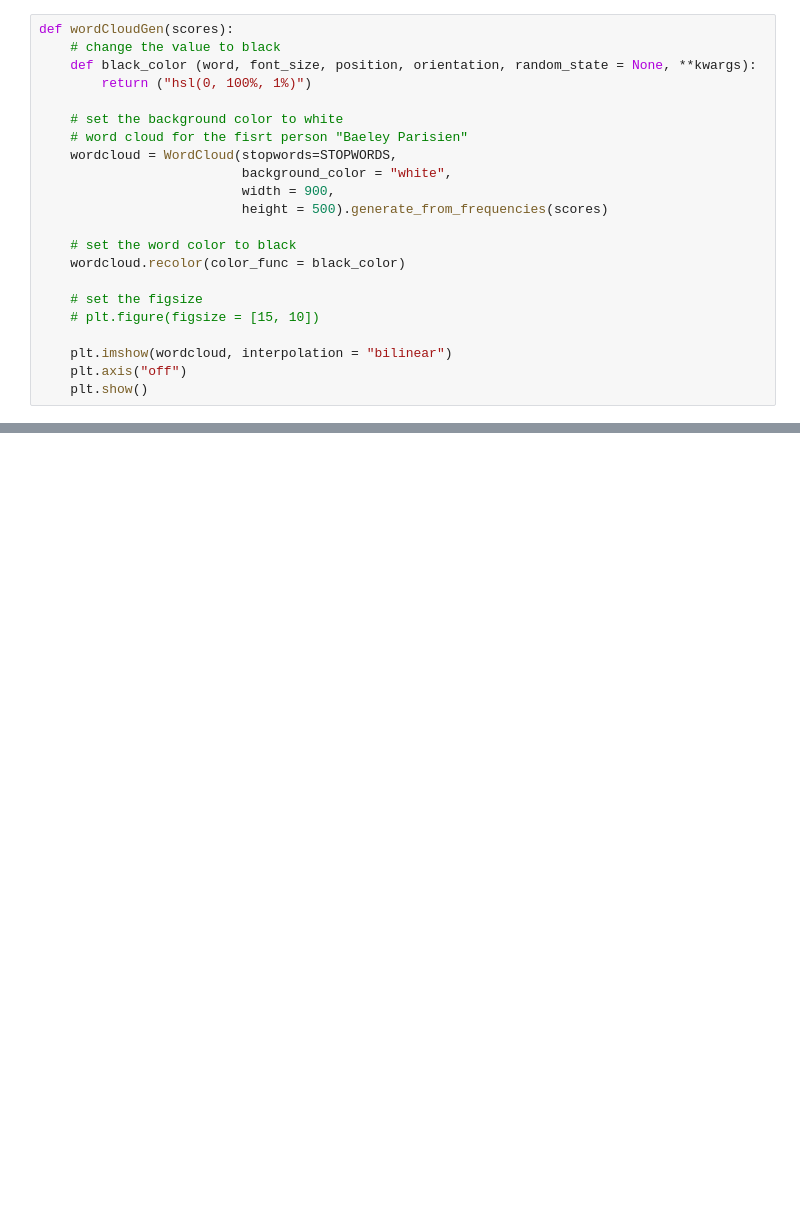
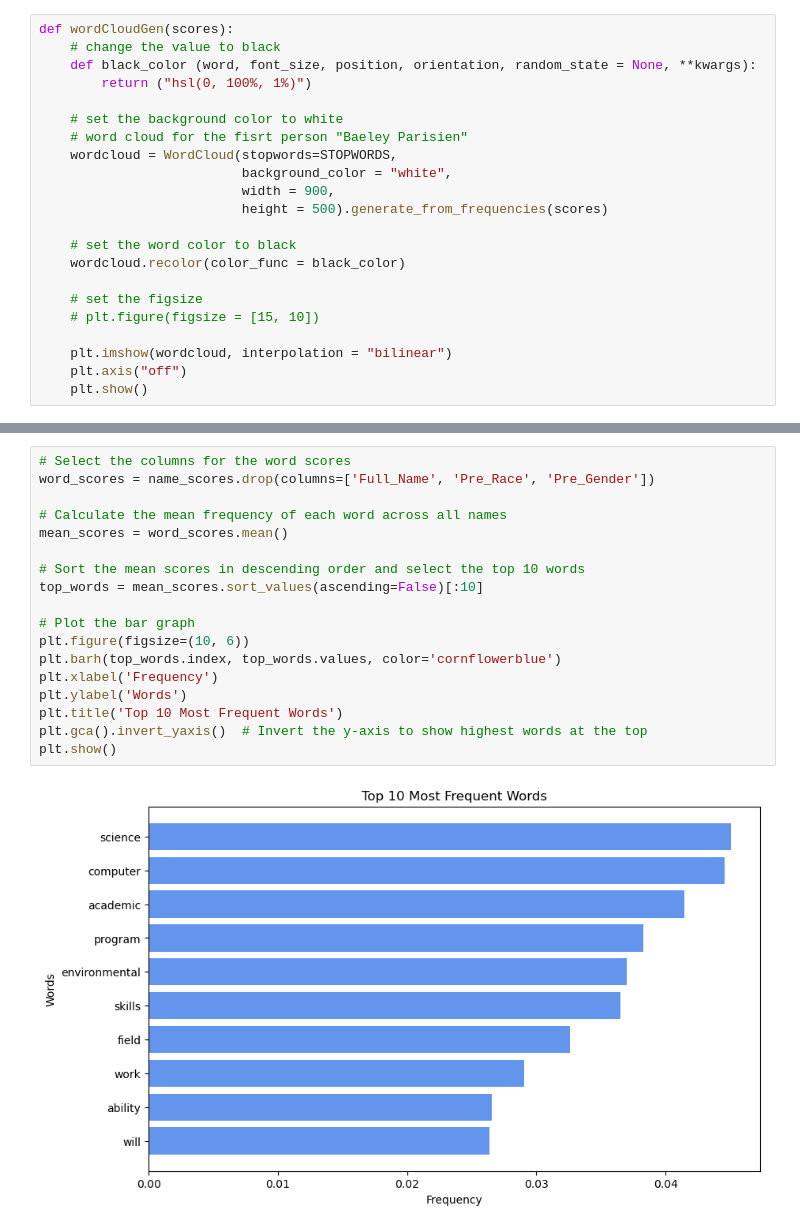
Before and after one commit to wohmas/Group13_Project, a Jupyter notebook: Project.ipynb, the cells around one changed output, grey strips where cells are left out. Drawn from its saved outputs; the diff is of its cells as text; blank space fills up the shorter version.

```diff
--- a/Project.ipynb
+++ b/Project.ipynb
@@ -220 +220,21 @@ white :
 ... (4 outputs left out)
+# %%
+# Select the columns for the word scores
+word_scores = name_scores.drop(columns=['Full_Name', 'Pre_Race', 'Pre_Gender'])
+
+# Calculate the mean frequency of each word across all names
+mean_scores = word_scores.mean()
+
+# Sort the mean scores in descending order and select the top 10 words
+top_words = mean_scores.sort_values(ascending=False)[:10]
+
+# Plot the bar graph
+plt.figure(figsize=(10, 6))
+plt.barh(top_words.index, top_words.values, color='cornflowerblue')
+plt.xlabel('Frequency')
+plt.ylabel('Words')
+plt.title('Top 10 Most Frequent Words')
+plt.gca().invert_yaxis()  # Invert the y-axis to show highest words at the top
+plt.show()
+# %% [output]
+[figure, added]
```
Also changed, not shown: parts of 5 cells of this notebook.
